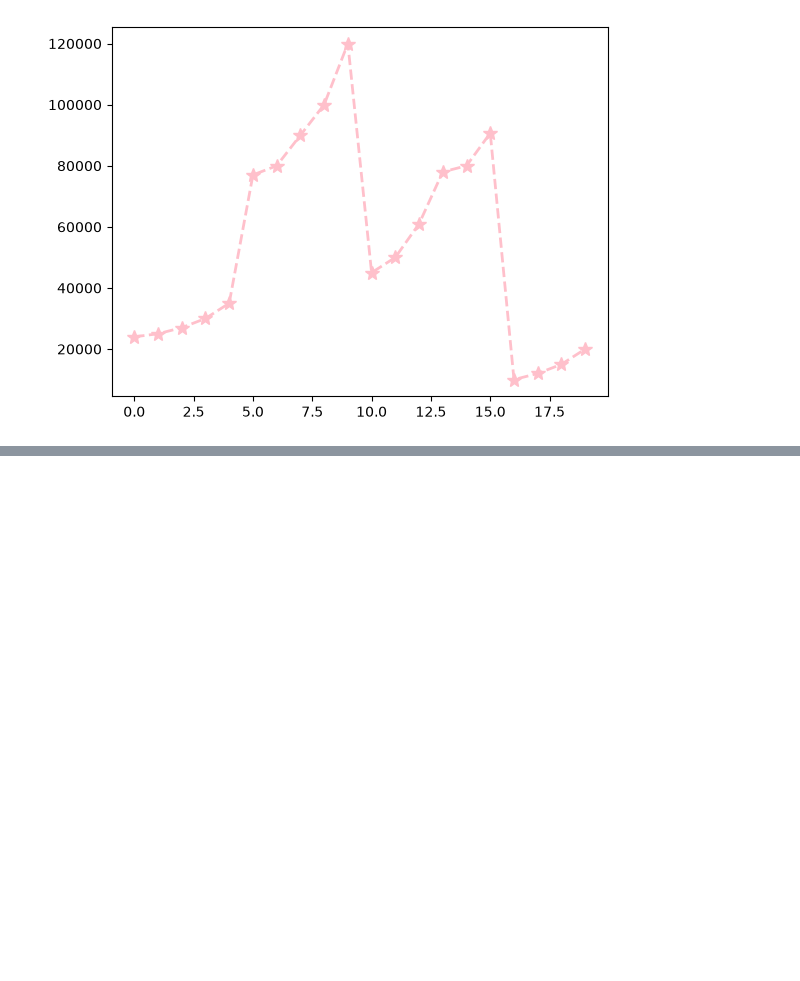
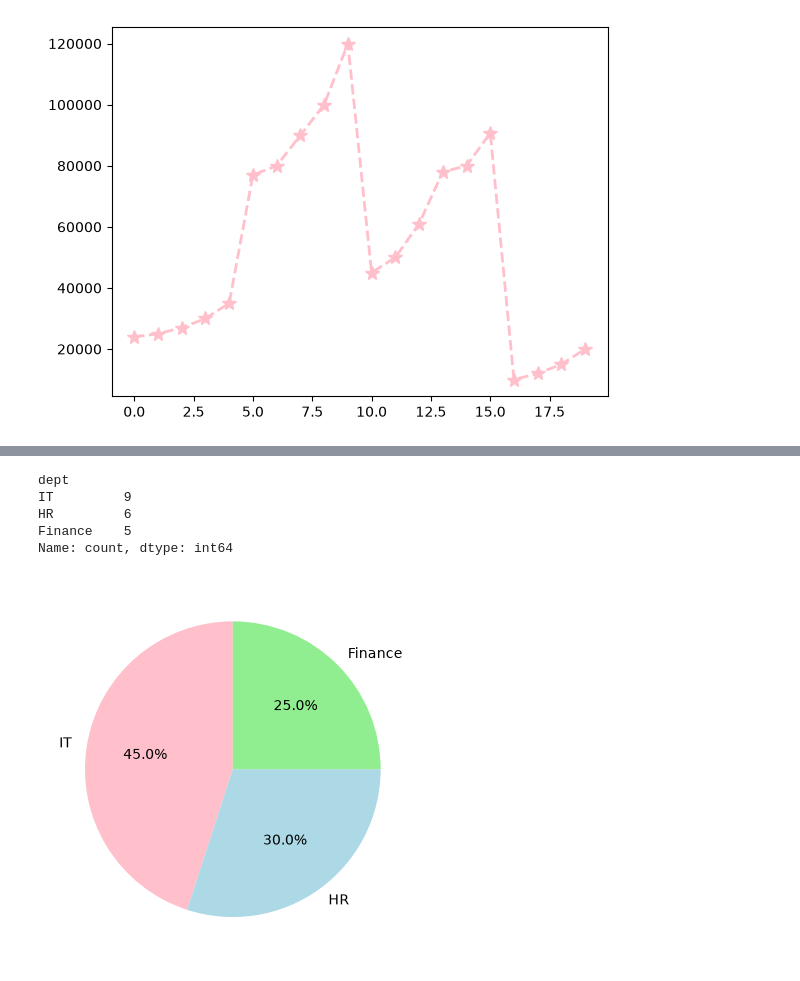
Before and after one commit to khushbu9119/Matplotlib, a Jupyter notebook: learning.ipynb, the cells around one changed output, grey strips where cells are left out. Drawn from its saved outputs; the diff is of its cells as text; code cells hidden in the pictures; blank space fills up the shorter version.

```diff
--- a/learning.ipynb
+++ b/learning.ipynb
@@ -52,0 +65,3 @@ plt.show()
+# %%
+df['dept']=['HR','IT','IT','HR','IT','Finance','HR','IT','Finance','HR','IT','Finance','IT','IT','Finance','HR','IT','Finance','HR','IT']
+df
@@ -52,0 +86,15 @@ plt.show()
+# %%
+
+counts=df['dept'].value_counts()
+print(counts)
+# %% [output]
+dept
+IT         9
+HR         6
+Finance    5
+Name: count, dtype: int64
+# %%
+plt.pie(counts,labels=counts.index,colors=['pink','lightblue','lightgreen'],autopct='%1.1f%%',startangle=90)
+plt.show()
+# %% [output]
+[figure, added]
```
Also changed, not shown: parts of 3 cells of this notebook.
